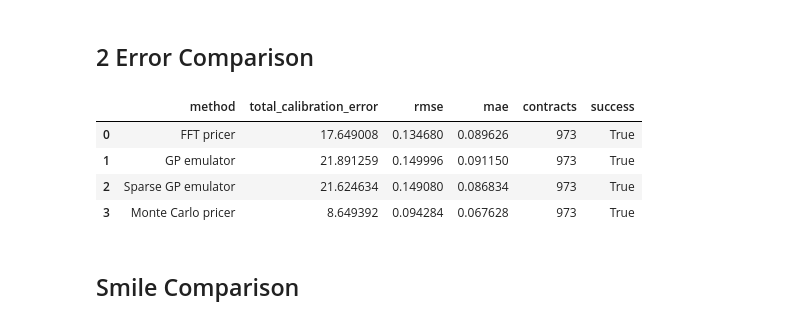
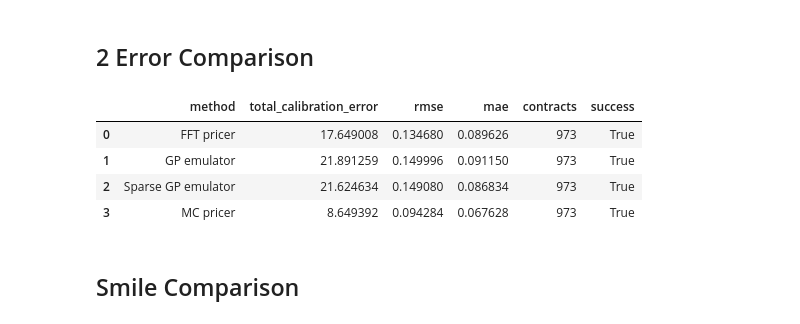
Before and after one commit to chloezh0/HestonGP, a Jupyter notebook: compare_calibrations_4.ipynb, the cells around one changed output. Saved outputs shown, nothing was run; the diff lists cells and outputs as text; code cells hidden in the pictures.

```diff
--- a/compare_calibrations_4.ipynb
+++ b/compare_calibrations_4.ipynb
@@ -136,35 +136,35 @@ error_table = pd.DataFrame([
         "total_calibration_error": gp_summary["total_calibration_error"],
         "rmse": gp_summary["rmse"],
         "mae": gp_summary["mae"],
         "contracts": int(gp_summary["contracts"]),
         "success": bool(gp_summary["success"]),
     },
     {
         "method": "Sparse GP emulator",
         "total_calibration_error": sparse_gp_summary["total_calibration_error"],
         "rmse": sparse_gp_summary["rmse"],
         "mae": sparse_gp_summary["mae"],
         "contracts": int(sparse_gp_summary["contracts"]),
         "success": bool(sparse_gp_summary["success"]),
     },
     {
-        "method": "Monte Carlo pricer",
+        "method": "MC pricer",
         "total_calibration_error": mc_summary["total_calibration_error"],
         "rmse": mc_summary["rmse"],
         "mae": mc_summary["mae"],
         "contracts": int(mc_summary["contracts"]),
         "success": bool(mc_summary["success"]),
     },
 ])
 
 error_table.to_csv(OUTPUT_DIR / "error_comparison.csv", index=False)
 error_table
 # %% [output]
 |  | method | total_calibration_error | rmse | mae | contracts | success |
 | 0 | FFT pricer | 17.649008 | 0.134680 | 0.089626 | 973 | True |
 | 1 | GP emulator | 21.891259 | 0.149996 | 0.091150 | 973 | True |
 | 2 | Sparse GP emulator | 21.624634 | 0.149080 | 0.086834 | 973 | True |
-| 3 | Monte Carlo pricer | 8.649392 | 0.094284 | 0.067628 | 973 | True |
+| 3 | MC pricer | 8.649392 | 0.094284 | 0.067628 | 973 | True |
 # %% [markdown]
 ## Smile Comparison
 # %%
```
Also changed, not shown: parts of 6 cells of this notebook, 9 other files.
